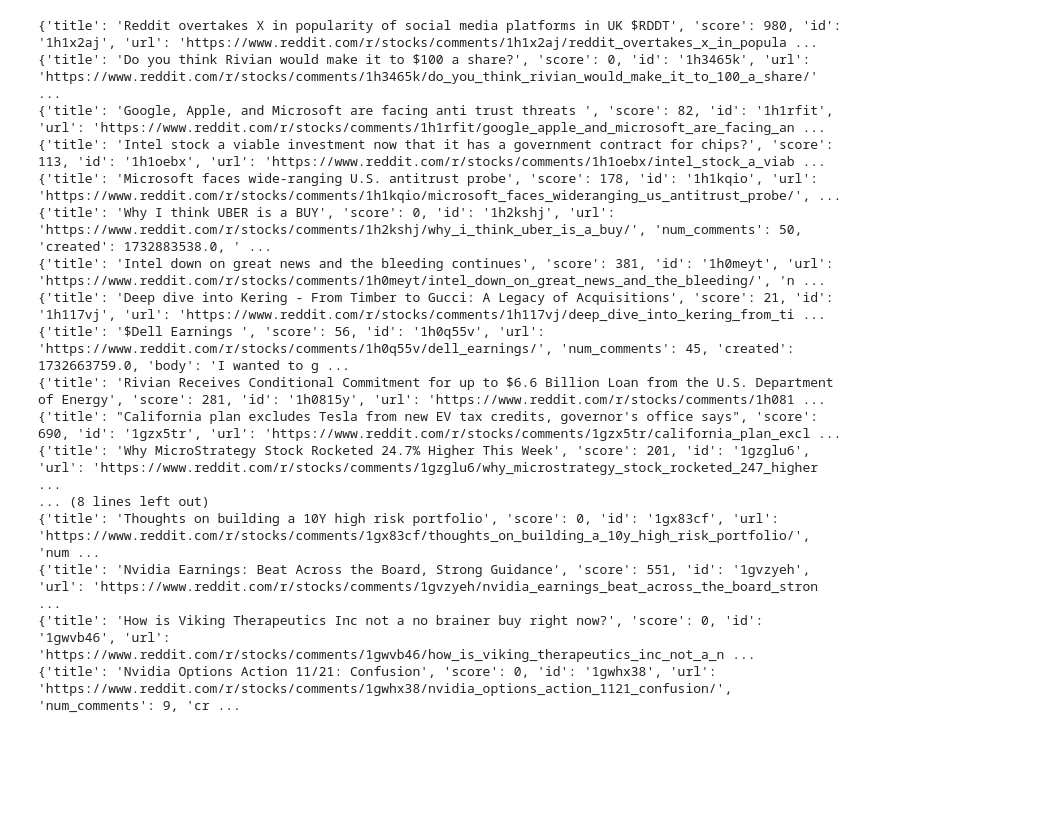
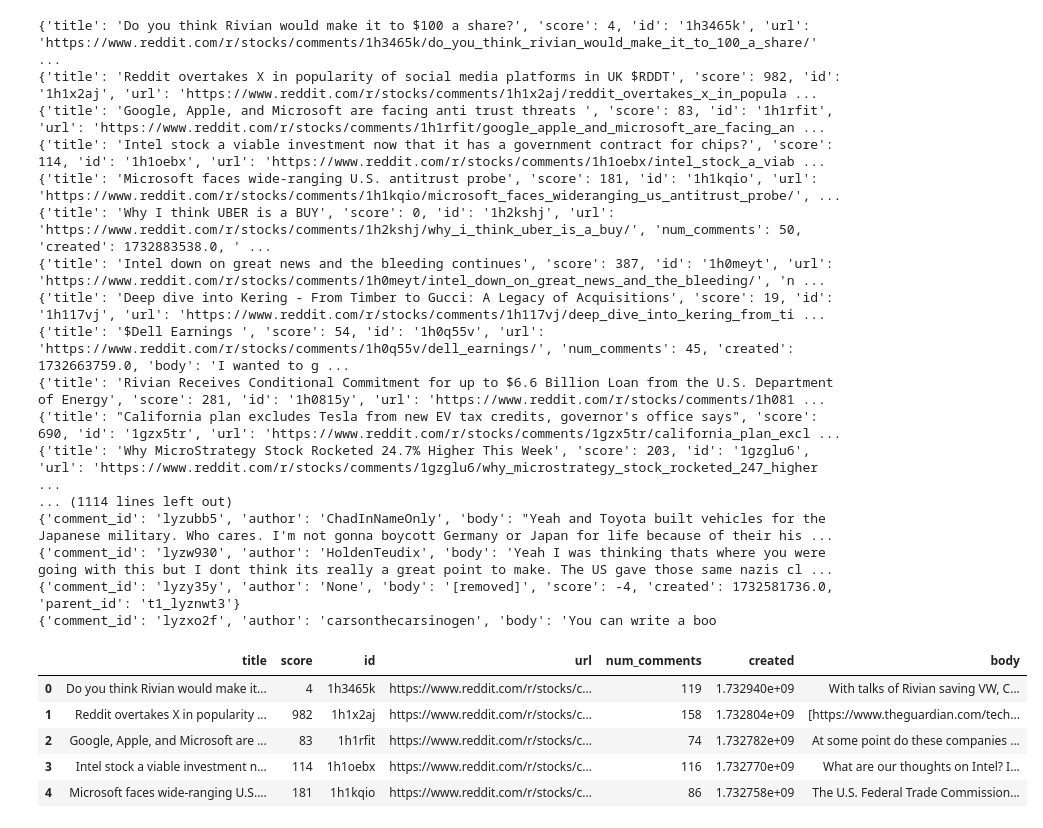
Before and after one commit to chaimaaAZ/Reddit-sentiment-analysis, a Jupyter notebook: data_collection.ipynb, the cells around one changed output. Saved outputs shown, nothing was run; the diff lists cells and outputs as text; code cells hidden in the pictures; blank space fills up the shorter version.

```diff
--- a/data_collection.ipynb
+++ b/data_collection.ipynb
@@ -13,6 +13,7 @@ reddit = praw.Reddit(
 def fetch_posts_about_keyword(subreddit_name, keywords, limit=100):
     subreddit = reddit.subreddit(subreddit_name)
     posts = []
+    comments = []
 
     for post in subreddit.hot(limit=limit):  # You can use new, top, etc.
         if any(keyword.lower() in (post.title + post.selftext).lower() for keyword in keywords):
@@ -25,35 +26,60 @@ def fetch_posts_about_keyword(subreddit_name, keywords, limit=100):
                 'created': post.created,
                 'body': post.selftext
             })
+            submission = reddit.submission(id=post.id)
+            submission.comments.replace_more(limit=None)  # Expands "More Comments" links
 
-    return posts
+            for comment in submission.comments.list():
+                comments.append({
+                    'comment_id': comment.id,
+                    'author': str(comment.author),  # Converts to string to handle deleted users
+                    'body': comment.body,
+                    'score': comment.score,
+                    'created': comment.created,
+                    'parent_id': comment.parent_id  # Can track the hierarchy of comments
+                })
+
+    return posts,comments
 
 # Example usage
 subreddit_name = "stocks"  # Replace with your subreddit of interest
 keyword = ["Uber", "youtube", "meta", "apple","nvidia"," microsoft", "amazon",  "Saudi Arabian Oil Co", "intel", "tesla" , "MARA Holdings"]
-data = fetch_posts_about_keyword(subreddit_name, keyword, limit=100)
-
+data_post, data_comment = fetch_posts_about_keyword(subreddit_name, keyword, limit=100)
 # Print the fetched data
-for post in data:
+for post in data_post:
     print(post)
 
-df = pd.DataFrame(data)
-df.to_csv("Reddit.csv",index=False)
+for comment in data_comment:
+    print(comment)
+
+df_post = pd.DataFrame(data_post)
+df_post.to_csv("Reddit_post.csv",index=False)
+df_comment = pd.DataFrame(data_comment)
+df_comment.to_csv("Reddit_comment.csv",index=False)
 # %% [output]
-{'title': 'Reddit overtakes X in popularity of social media platforms in UK $RDDT', 'score': 980, 'id': '1h1x2aj', 'url': 'https://www.reddit.com/r/stocks/comments/1h1x2aj/reddit_overtakes_x_in_popula ...
-{'title': 'Do you think Rivian would make it to $100 a share?', 'score': 0, 'id': '1h3465k', 'url': 'https://www.reddit.com/r/stocks/comments/1h3465k/do_you_think_rivian_would_make_it_to_100_a_share/' ...
-{'title': 'Google, Apple, and Microsoft are facing anti trust threats ', 'score': 82, 'id': '1h1rfit', 'url': 'https://www.reddit.com/r/stocks/comments/1h1rfit/google_apple_and_microsoft_are_facing_an ...
-{'title': 'Intel stock a viable investment now that it has a government contract for chips?', 'score': 113, 'id': '1h1oebx', 'url': 'https://www.reddit.com/r/stocks/comments/1h1oebx/intel_stock_a_viab ...
-{'title': 'Microsoft faces wide-ranging U.S. antitrust probe', 'score': 178, 'id': '1h1kqio', 'url': 'https://www.reddit.com/r/stocks/comments/1h1kqio/microsoft_faces_wideranging_us_antitrust_probe/', ...
+{'title': 'Do you think Rivian would make it to $100 a share?', 'score': 4, 'id': '1h3465k', 'url': 'https://www.reddit.com/r/stocks/comments/1h3465k/do_you_think_rivian_would_make_it_to_100_a_share/' ...
+{'title': 'Reddit overtakes X in popularity of social media platforms in UK $RDDT', 'score': 982, 'id': '1h1x2aj', 'url': 'https://www.reddit.com/r/stocks/comments/1h1x2aj/reddit_overtakes_x_in_popula ...
+{'title': 'Google, Apple, and Microsoft are facing anti trust threats ', 'score': 83, 'id': '1h1rfit', 'url': 'https://www.reddit.com/r/stocks/comments/1h1rfit/google_apple_and_microsoft_are_facing_an ...
+{'title': 'Intel stock a viable investment now that it has a government contract for chips?', 'score': 114, 'id': '1h1oebx', 'url': 'https://www.reddit.com/r/stocks/comments/1h1oebx/intel_stock_a_viab ...
+{'title': 'Microsoft faces wide-ranging U.S. antitrust probe', 'score': 181, 'id': '1h1kqio', 'url': 'https://www.reddit.com/r/stocks/comments/1h1kqio/microsoft_faces_wideranging_us_antitrust_probe/', ...
 {'title': 'Why I think UBER is a BUY', 'score': 0, 'id': '1h2kshj', 'url': 'https://www.reddit.com/r/stocks/comments/1h2kshj/why_i_think_uber_is_a_buy/', 'num_comments': 50, 'created': 1732883538.0, ' ...
-{'title': 'Intel down on great news and the bleeding continues', 'score': 381, 'id': '1h0meyt', 'url': 'https://www.reddit.com/r/stocks/comments/1h0meyt/intel_down_on_great_news_and_the_bleeding/', 'n ...
-{'title': 'Deep dive into Kering - From Timber to Gucci: A Legacy of Acquisitions', 'score': 21, 'id': '1h117vj', 'url': 'https://www.reddit.com/r/stocks/comments/1h117vj/deep_dive_into_kering_from_ti ...
-{'title': '$Dell Earnings ', 'score': 56, 'id': '1h0q55v', 'url': 'https://www.reddit.com/r/stocks/comments/1h0q55v/dell_earnings/', 'num_comments': 45, 'created': 1732663759.0, 'body': 'I wanted to g ...
+{'title': 'Intel down on great news and the bleeding continues', 'score': 387, 'id': '1h0meyt', 'url': 'https://www.reddit.com/r/stocks/comments/1h0meyt/intel_down_on_great_news_and_the_bleeding/', 'n ...
+{'title': 'Deep dive into Kering - From Timber to Gucci: A Legacy of Acquisitions', 'score': 19, 'id': '1h117vj', 'url': 'https://www.reddit.com/r/stocks/comments/1h117vj/deep_dive_into_kering_from_ti ...
+{'title': '$Dell Earnings ', 'score': 54, 'id': '1h0q55v', 'url': 'https://www.reddit.com/r/stocks/comments/1h0q55v/dell_earnings/', 'num_comments': 45, 'created': 1732663759.0, 'body': 'I wanted to g ...
 {'title': 'Rivian Receives Conditional Commitment for up to $6.6 Billion Loan from the U.S. Department of Energy', 'score': 281, 'id': '1h0815y', 'url': 'https://www.reddit.com/r/stocks/comments/1h081 ...
 {'title': "California plan excludes Tesla from new EV tax credits, governor's office says", 'score': 690, 'id': '1gzx5tr', 'url': 'https://www.reddit.com/r/stocks/comments/1gzx5tr/california_plan_excl ...
-{'title': 'Why MicroStrategy Stock Rocketed 24.7% Higher This Week', 'score': 201, 'id': '1gzglu6', 'url': 'https://www.reddit.com/r/stocks/comments/1gzglu6/why_microstrategy_stock_rocketed_247_higher ...
-... (8 lines left out)
-{'title': 'Thoughts on building a 10Y high risk portfolio', 'score': 0, 'id': '1gx83cf', 'url': 'https://www.reddit.com/r/stocks/comments/1gx83cf/thoughts_on_building_a_10y_high_risk_portfolio/', 'num ...
-{'title': 'Nvidia Earnings: Beat Across the Board, Strong Guidance', 'score': 551, 'id': '1gvzyeh', 'url': 'https://www.reddit.com/r/stocks/comments/1gvzyeh/nvidia_earnings_beat_across_the_board_stron ...
-{'title': 'How is Viking Therapeutics Inc not a no brainer buy right now?', 'score': 0, 'id': '1gwvb46', 'url': 'https://www.reddit.com/r/stocks/comments/1gwvb46/how_is_viking_therapeutics_inc_not_a_n ...
-{'title': 'Nvidia Options Action 11/21: Confusion', 'score': 0, 'id': '1gwhx38', 'url': 'https://www.reddit.com/r/stocks/comments/1gwhx38/nvidia_options_action_1121_confusion/', 'num_comments': 9, 'cr ...
+{'title': 'Why MicroStrategy Stock Rocketed 24.7% Higher This Week', 'score': 203, 'id': '1gzglu6', 'url': 'https://www.reddit.com/r/stocks/comments/1gzglu6/why_microstrategy_stock_rocketed_247_higher ...
+... (1114 lines left out)
+{'comment_id': 'lyzubb5', 'author': 'ChadInNameOnly', 'body': "Yeah and Toyota built vehicles for the Japanese military. Who cares. I'm not gonna boycott Germany or Japan for life because of their his ...
+{'comment_id': 'lyzw930', 'author': 'HoldenTeudix', 'body': 'Yeah I was thinking thats where you were going with this but I dont think its really a great point to make. The US gave those same nazis cl ...
+{'comment_id': 'lyzy35y', 'author': 'None', 'body': '[removed]', 'score': -4, 'created': 1732581736.0, 'parent_id': 't1_lyznwt3'}
+{'comment_id': 'lyzxo2f', 'author': 'carsonthecarsinogen', 'body': 'You can write a boo
+# %%
+df_post.head()
+# %% [output]
+|  | title | score | id | url | num_comments | created | body |
+| 0 | Do you think Rivian would make it... | 4 | 1h3465k | https://www.reddit.com/r/stocks/c... | 119 | 1.732940e+09 | With talks of Rivian saving VW, C... |
+| 1 | Reddit overtakes X in popularity ... | 982 | 1h1x2aj | https://www.reddit.com/r/stocks/c... | 158 | 1.732804e+09 | [https://www.theguardian.com/tech... |
+| 2 | Google, Apple, and Microsoft are ... | 83 | 1h1rfit | https://www.reddit.com/r/stocks/c... | 74 | 1.732782e+09 | At some point do these companies ... |
+| 3 | Intel stock a viable investment n... | 114 | 1h1oebx | https://www.reddit.com/r/stocks/c... | 116 | 1.732770e+09 | What are our thoughts on Intel? I... |
+| 4 | Microsoft faces wide-ranging U.S.... | 181 | 1h1kqio | https://www.reddit.com/r/stocks/c... | 86 | 1.732758e+09 | The U.S. Federal Trade Commission... |
```
Also changed, not shown: parts of 1 cell of this notebook, 2 other files.
